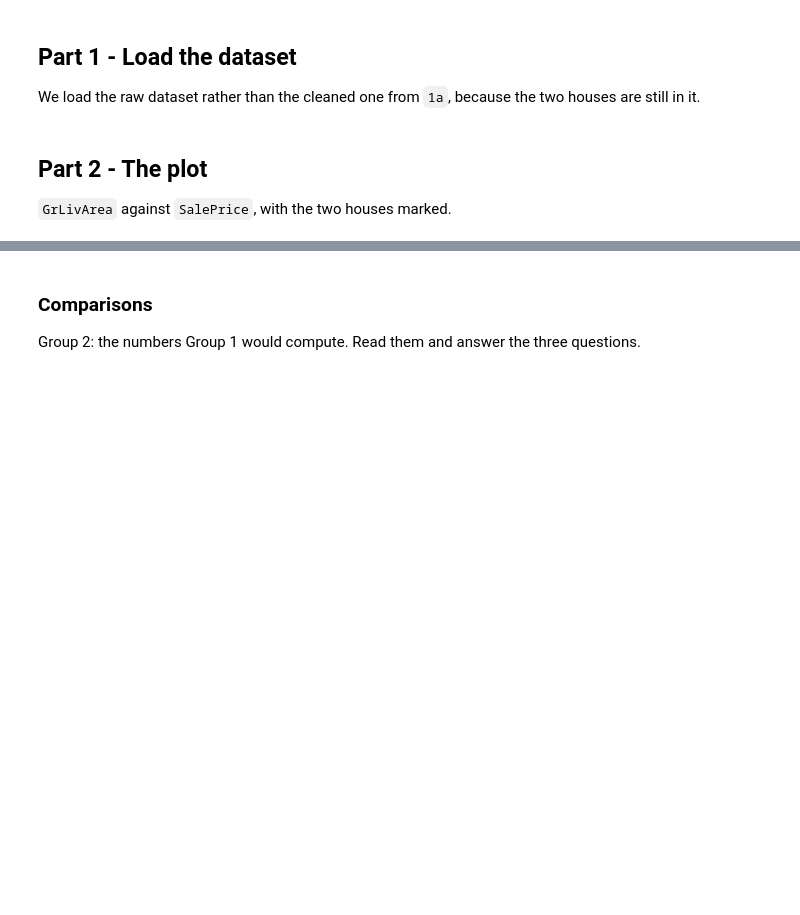
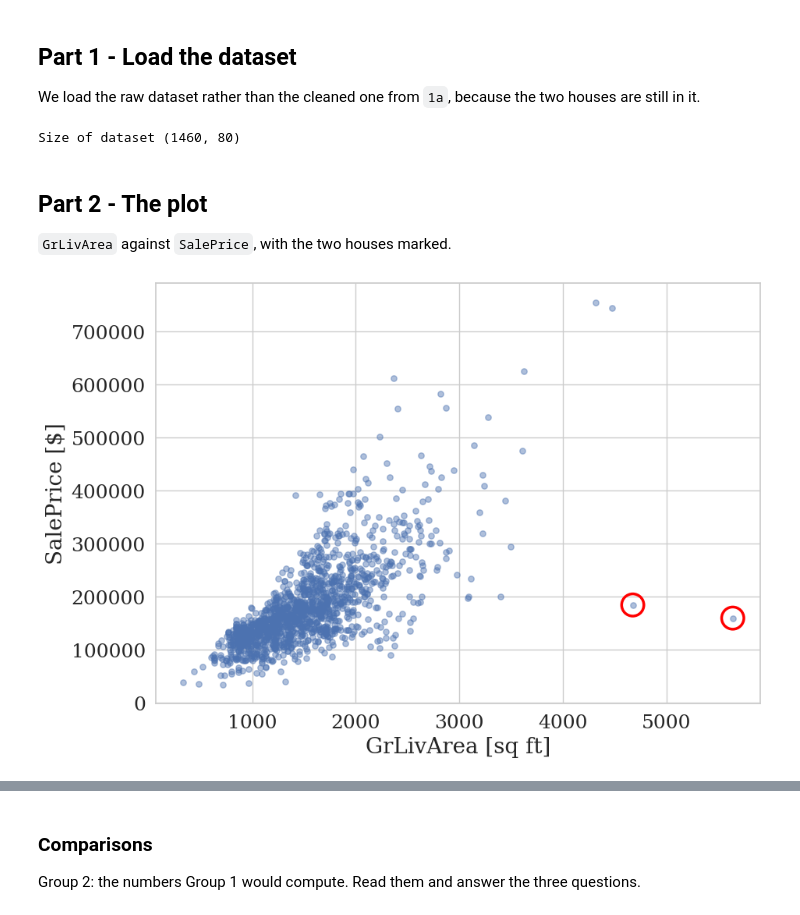
Before and after one commit to unizg-fer-lares/ai_bootcamp_foundations, a Jupyter notebook: notebooks/1c_Hands_on_two_houses.ipynb, the cells around one changed output, grey strips where cells are left out. Saved outputs shown, nothing was run; the diff lists cells and outputs as text; code cells hidden in the pictures; blank space fills up the shorter version.

```diff
--- a/notebooks/1c_Hands_on_two_houses.ipynb
+++ b/notebooks/1c_Hands_on_two_houses.ipynb
@@ -47,26 +43,60 @@ print('Size of dataset', df.shape)
+# %%
+import numpy as np, pandas as pd
+
+# same plot styling as in 1a
+import seaborn as sns
+sns.set_theme(style="whitegrid")
+import matplotlib.pyplot as plt
+tex_fonts = {
+    "font.family": "serif",
+    # Use 26pt font in plots
+    "axes.labelsize": 20,
+    "font.size": 20,
+    "figure.titlesize": 20,
+    # Make the legend/label fonts a little smaller
+    "legend.title_fontsize": 18,
+    "legend.fontsize": 18,
+    "xtick.labelsize": 18,
+    "ytick.labelsize": 18
+}
+
+plt.rcParams.update(tex_fonts)
+# %%
+df = pd.read_csv("../data/housing_prices/housing.csv", index_col="Id")
+print('Size of dataset', df.shape)
+
+# helper for looking up what a column means
+def describe_field(name, path='../data/housing_prices/data_description.txt'):
+    lines = open(path, encoding='latin-1').read().splitlines()
+    out, on = [], False
+    for line in lines:
+        if line.startswith(name + ':'):
+            on = True
+        elif on and line and not line[0].isspace():
+            break
+        if on:
+            out.append(line.rstrip())
+    print('\n'.join(out) if out else "'%s' not found" % name)
+# %% [output]
+Size of dataset (1460, 80)
 # %% [markdown]
 ## Part 2 - The plot
 
 `GrLivArea` against `SalePrice`, with the two houses marked.
 # %%
-# filter the two houses out of the dataset
-odd = df[(df['GrLivArea'] > 4000) & (df['SalePrice'] < 300000)]
+# the two cheapest houses per square foot among the largest ones
+marked = (df['SalePrice'] / df['GrLivArea'])[df['GrLivArea'] > 3500].nsmallest(2)
 
 fig, ax = plt.subplots(figsize=(10, 7))
 ax.scatter(df['GrLivArea'], df['SalePrice'], s=28, alpha=0.45)
-
-# mark them with red circles and their Id
-ax.scatter(odd['GrLivArea'], odd['SalePrice'], s=420, facecolors='none',
-           edgecolors='red', linewidths=2.5)
-for house_id, row in odd.iterrows():
-    ax.annotate('Id %d' % house_id, (row['GrLivArea'], row['SalePrice']),
-                textcoords='offset points', xytext=(18, -18), color='red')
+ax.scatter(df.loc[marked.index, 'GrLivArea'], df.loc[marked.index, 'SalePrice'],
+           s=420, facecolors='none', edgecolors='red', linewidths=2.5)
 
 ax.set_xlabel('GrLivArea [sq ft]')
 ax.set_ylabel('SalePrice [$]')
 plt.show()
-
-print('Houses matching the filter:', list(odd.index))
+# %% [output]
+[figure, added]
 # %% [markdown]
 ## Part 3 - The assignment
 
```
Also changed, not shown: parts of 15 cells of this notebook, 4 other files.
